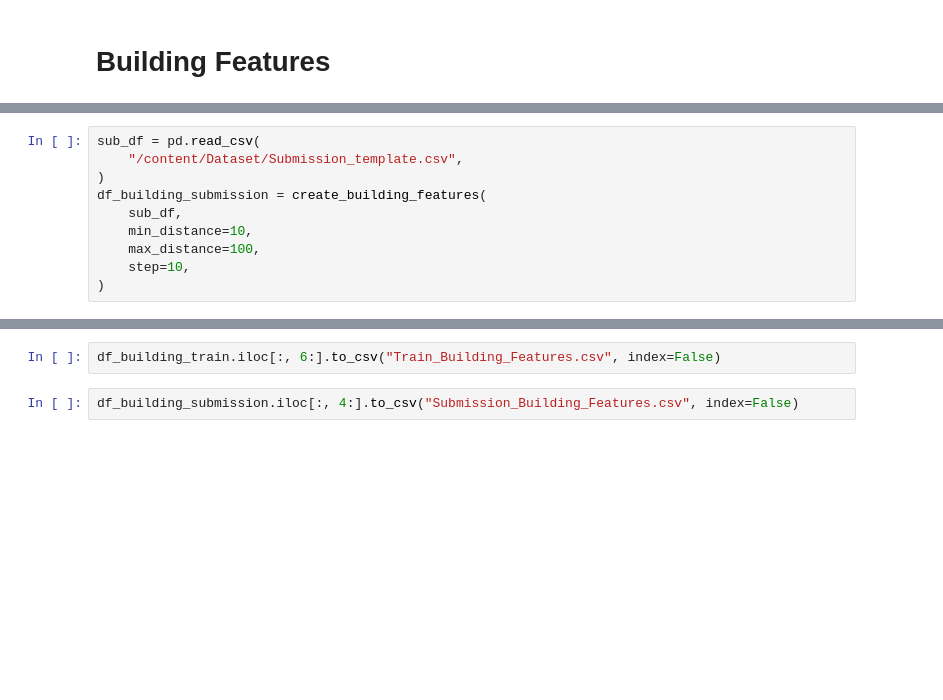
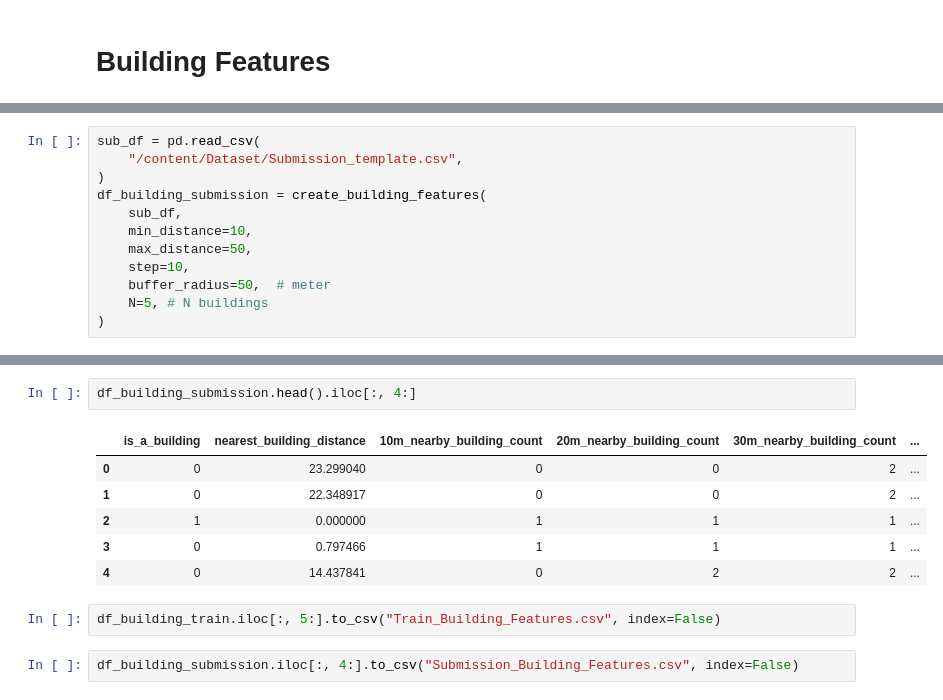
Before and after one commit to valliansayoga/ey-data-challenge-2025, a Jupyter notebook: EY2025_Create_Features.ipynb, the cells around one changed output, grey strips where cells are left out. Saved outputs shown, nothing was run; the diff lists cells and outputs as text; blank space fills up the shorter version.

```diff
--- a/EY2025_Create_Features.ipynb
+++ b/EY2025_Create_Features.ipynb
@@ -462,8 +672,10 @@ sub_df = pd.read_csv(
 df_building_submission = create_building_features(
     sub_df,
     min_distance=10,
-    max_distance=100,
+    max_distance=50,
     step=10,
+    buffer_radius=50,  # meter
+    N=5, # N buildings
 )
 # %% [output]
 Loading footprint...
@@ -475,4 +706,13 @@ Done!
+# %%
+df_building_submission.head().iloc[:, 4:]
+# %% [output]
+|  | is_a_building | nearest_building_distance | 10m_nearby_building_count | 20m_nearby_building_count | 30m_nearby_building_count | ... |
+| 0 | 0 | 23.299040 | 0 | 0 | 2 | ... |
+| 1 | 0 | 22.348917 | 0 | 0 | 2 | ... |
+| 2 | 1 | 0.000000 | 1 | 1 | 1 | ... |
+| 3 | 0 | 0.797466 | 1 | 1 | 1 | ... |
+| 4 | 0 | 14.437841 | 0 | 2 | 2 | ... |
 # %%
-df_building_train.iloc[:, 6:].to_csv("Train_Building_Features.csv", index=False)
+df_building_train.iloc[:, 5:].to_csv("Train_Building_Features.csv", index=False)
 # %%
 df_building_submission.iloc[:, 4:].to_csv("Submission_Building_Features.csv", index=False)
```
Also changed, not shown: parts of 8 cells of this notebook.
